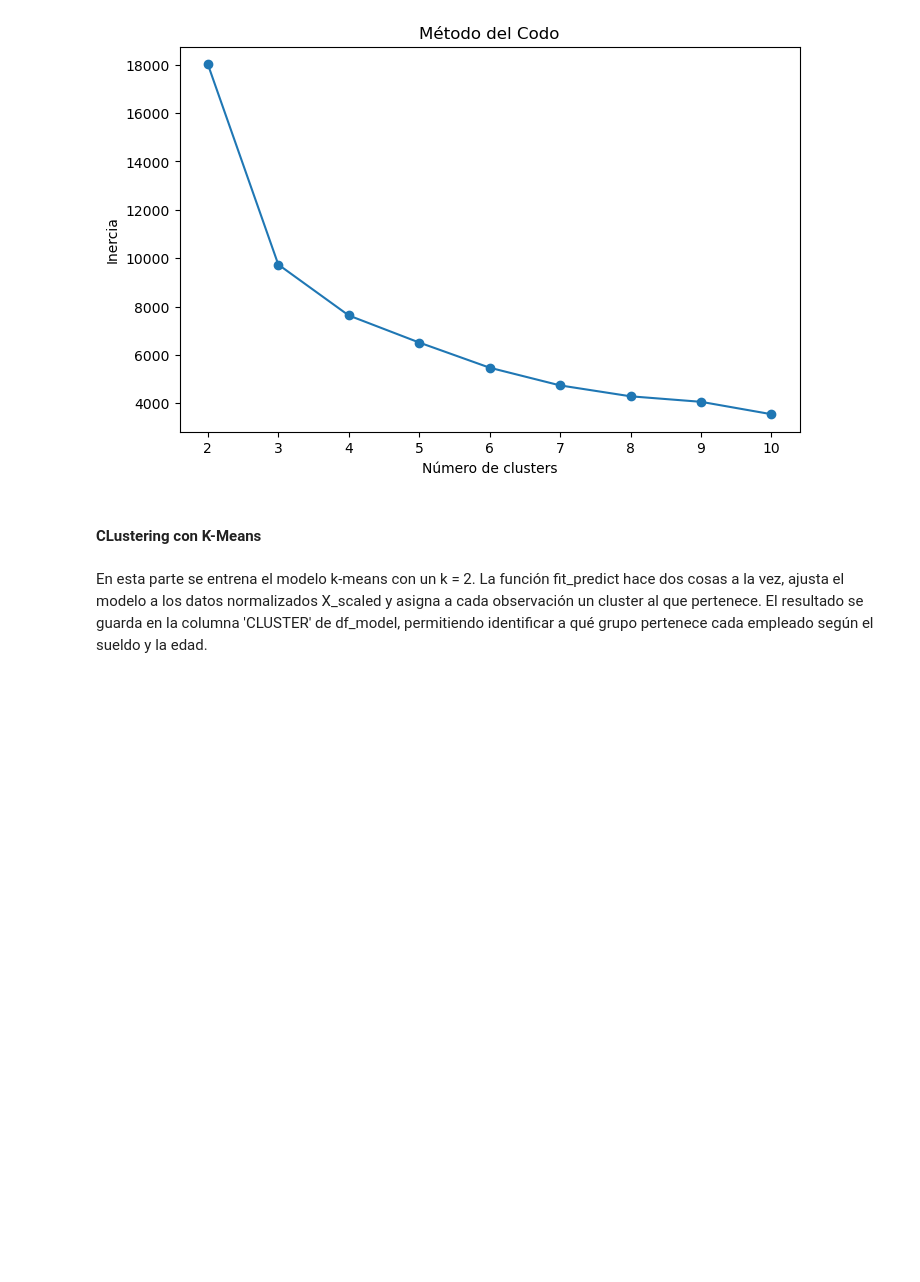
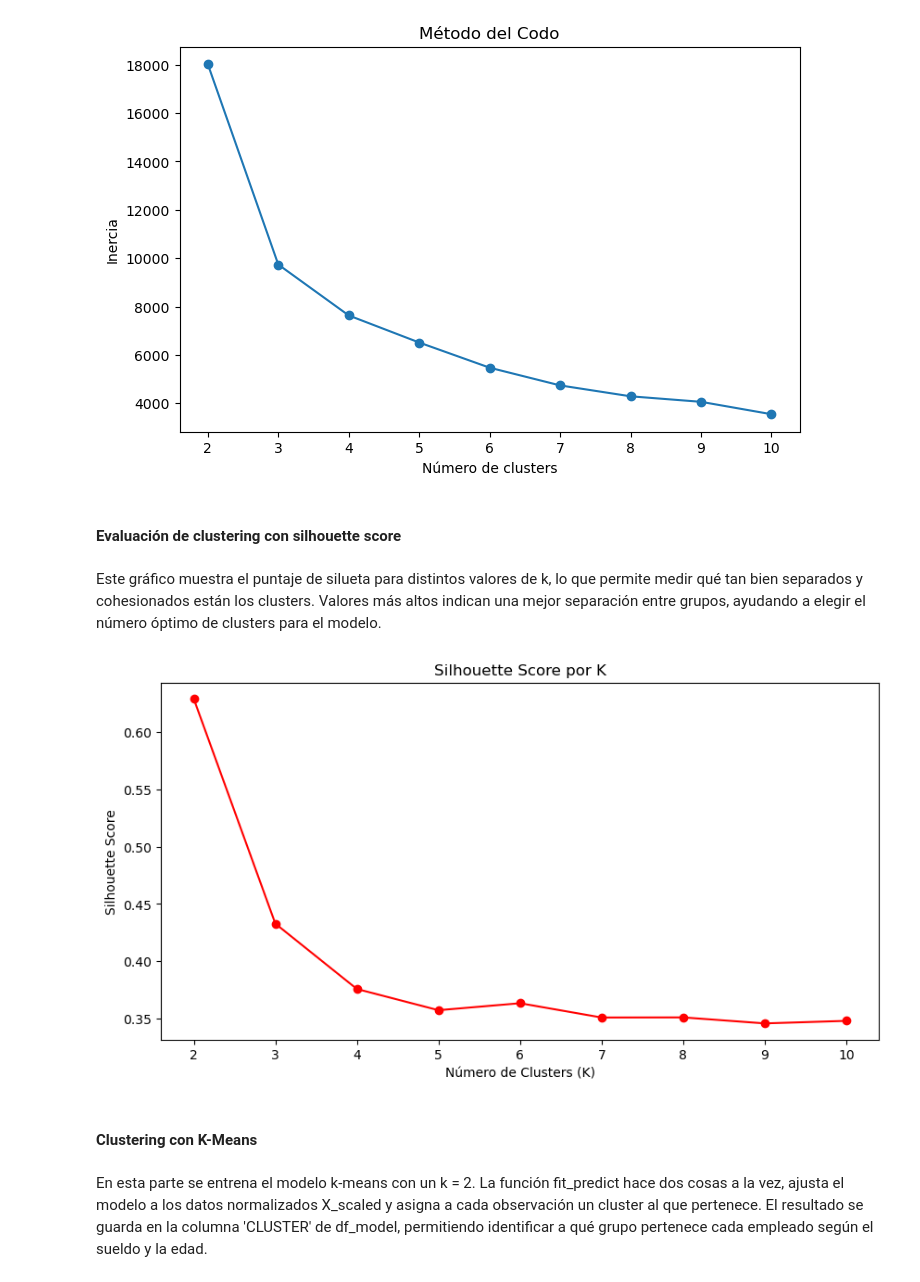
Before and after one commit to scarletabreu/bi-contraloria-dw-mineria, a Jupyter notebook: Modeo de mineria de datos de CGR.ipynb, the cells around one changed output. Cells and saved outputs as stored; diff of their text form; code cells hidden in the pictures; blank space fills up the shorter version.

```diff
--- a/Modeo de mineria de datos de CGR.ipynb
+++ b/Modeo de mineria de datos de CGR.ipynb
@@ -67,11 +98,14 @@ En esta parte del modelo, se implementa el método del codo, que ayuda a determi
 # %%
 # Método del codo
 inertia = []
+sil_scores = []
 K_range = range(2, 11)
 for k in K_range:
     kmeans = KMeans(n_clusters=k, random_state=42)
-    kmeans.fit(X_scaled)
+    labels = kmeans.fit_predict(X_scaled)
     inertia.append(kmeans.inertia_)
+    sil = silhouette_score(X_scaled, labels)
+    sil_scores.append(sil)
 
 plt.figure(figsize=(8,5))
 plt.plot(K_range, inertia, marker='o')
@@ -81,3 +115,17 @@ plt.ylabel("Inercia")
 plt.show()
 # %% [output]
 [figure]
+# %% [markdown]
+#### Evaluación de clustering con silhouette score
+# %% [markdown]
+Este gráfico muestra el puntaje de silueta para distintos valores de k, lo que permite medir qué tan bien separados y cohesionados están los clusters. Valores más altos indican una mejor separación entre grupos, ayudando a elegir el número óptimo de clusters para el modelo.
+# %%
+# Gráfico de Silhouette
+plt.figure(figsize=(10, 5))
+plt.plot(K_range, sil_scores, 'ro-')
+plt.xlabel('Número de Clusters (K)')
+plt.ylabel('Silhouette Score')
+plt.title('Silhouette Score por K')
+plt.show()
+# %% [output]
+[figure, added]
@@ -84,5 +134,5 @@ plt.show()
 # %% [markdown]
-#### CLustering con K-Means
+#### Clustering con K-Means
 # %% [markdown]
 En esta parte se entrena el modelo k-means con un k = 2. La función fit_predict hace dos cosas a la vez, ajusta el modelo a los datos normalizados X_scaled y asigna a cada observación un cluster al que pertenece. El resultado se guarda en la columna 'CLUSTER' de df_model, permitiendo identificar a qué grupo pertenece cada empleado según el sueldo y la edad.
 # %%
```
Also changed, not shown: parts of 11 cells of this notebook, 1 other file.
